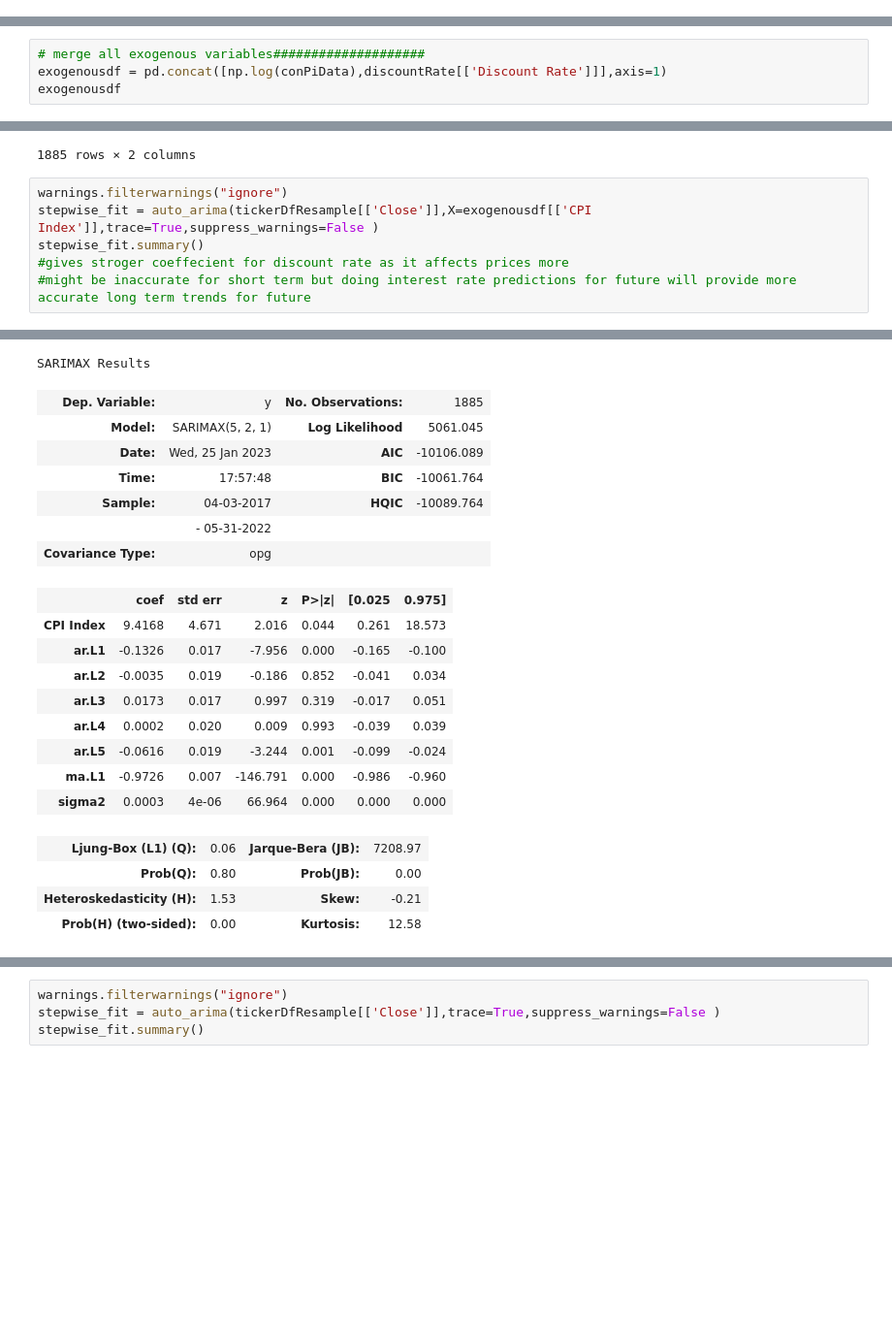
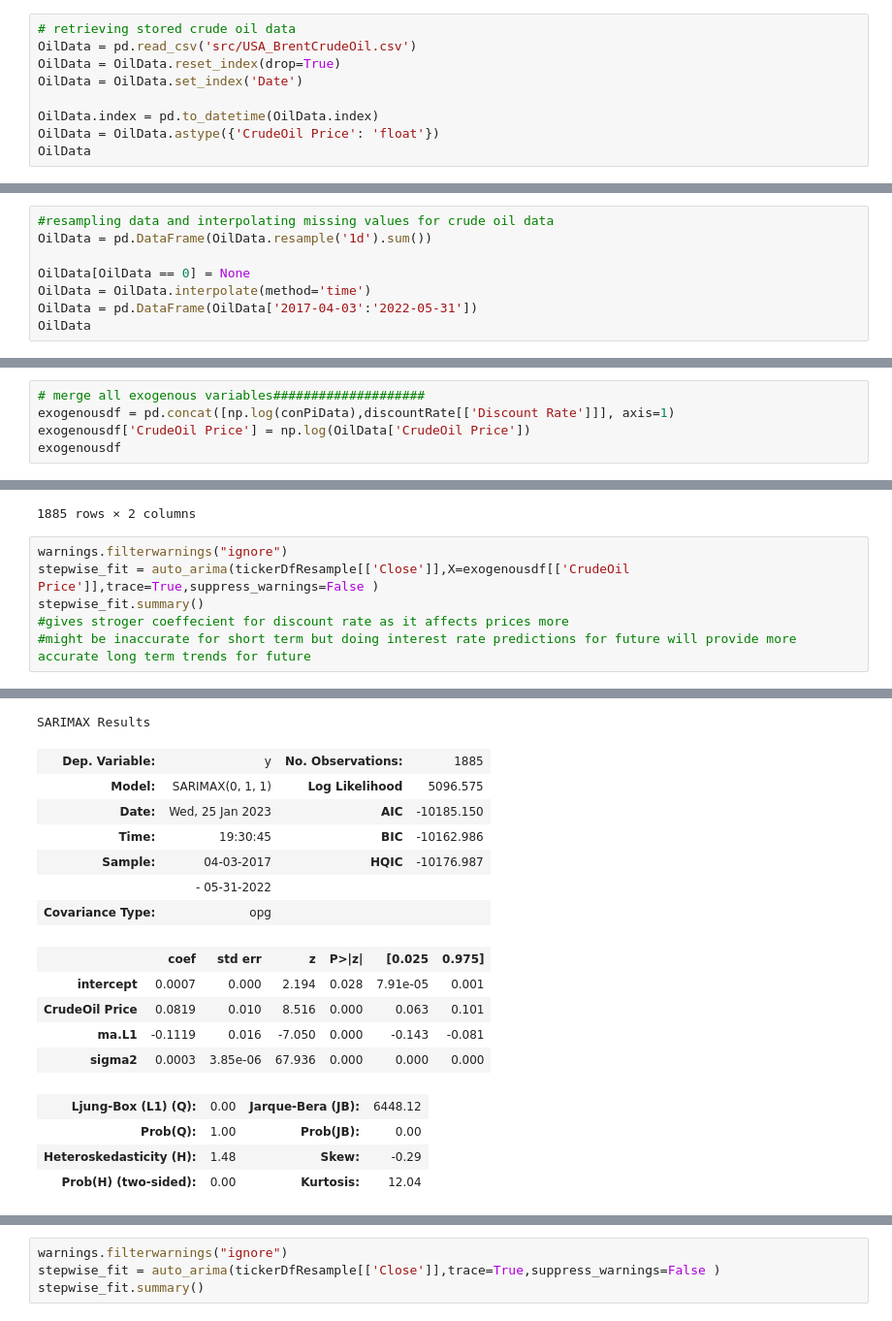
Before and after one commit to X99S5/Stock_Prediction_Model, a Jupyter notebook: Assignment.ipynb, the cells around one changed output, grey strips where cells are left out. Shown at 97% size. Saved outputs shown, nothing was run; the diff lists cells and outputs as text; blank space fills up the shorter version.

```diff
--- a/Assignment.ipynb
+++ b/Assignment.ipynb
@@ -100,0 +66,9 @@ plt.plot(conPiData)
+# %%
+# retrieving stored crude oil data
+OilData = pd.read_csv('src/USA_BrentCrudeOil.csv')
+OilData = OilData.reset_index(drop=True)
+OilData = OilData.set_index('Date')
+
+OilData.index = pd.to_datetime(OilData.index)
+OilData = OilData.astype({'CrudeOil Price': 'float'})
+OilData
@@ -100,0 +90,8 @@ plt.plot(conPiData)
+# %%
+#resampling data and interpolating missing values for crude oil data
+OilData = pd.DataFrame(OilData.resample('1d').sum())
+
+OilData[OilData == 0] = None
+OilData = OilData.interpolate(method='time')
+OilData = pd.DataFrame(OilData['2017-04-03':'2022-05-31'])
+OilData
@@ -187,6 +251,7 @@ discountRate[0:50]
 | 2017-05-22 | 0.910000 | 4.0 | 1.5 |
 # %%
 # merge all exogenous variables####################
-exogenousdf = pd.concat([np.log(conPiData),discountRate[['Discount Rate']]],axis=1)
+exogenousdf = pd.concat([np.log(conPiData),discountRate[['Discount Rate']]], axis=1)
+exogenousdf['CrudeOil Price'] = np.log(OilData['CrudeOil Price'])
 exogenousdf
 # %% [output]
@@ -291,7 +356,7 @@ exogenousdf
 1885 rows × 2 columns
 # %%
 warnings.filterwarnings("ignore")
-stepwise_fit = auto_arima(tickerDfResample[['Close']],X=exogenousdf[['CPI Index']],trace=True,suppress_warnings=False )
+stepwise_fit = auto_arima(tickerDfResample[['Close']],X=exogenousdf[['CrudeOil Price']],trace=True,suppress_warnings=False )
 stepwise_fit.summary()
 #gives stroger coeffecient for discount rate as it affects prices more
 #might be inaccurate for short term but doing interest rate predictions for future will provide more accurate long term trends for future
@@ -316,24 +377,20 @@ Total fit time: 16.282 seconds
 SARIMAX Results
 | Dep. Variable: | y | No. Observations: | 1885 |
-| Model: | SARIMAX(5, 2, 1) | Log Likelihood | 5061.045 |
-| Date: | Wed, 25 Jan 2023 | AIC | -10106.089 |
-| Time: | 17:57:48 | BIC | -10061.764 |
-| Sample: | 04-03-2017 | HQIC | -10089.764 |
+| Model: | SARIMAX(0, 1, 1) | Log Likelihood | 5096.575 |
+| Date: | Wed, 25 Jan 2023 | AIC | -10185.150 |
+| Time: | 19:30:45 | BIC | -10162.986 |
+| Sample: | 04-03-2017 | HQIC | -10176.987 |
 |  | - 05-31-2022 |  |  |
 | Covariance Type: | opg |  |  |
 |  | coef | std err | z | P>|z| | [0.025 | 0.975] |
-| CPI Index | 9.4168 | 4.671 | 2.016 | 0.044 | 0.261 | 18.573 |
-| ar.L1 | -0.1326 | 0.017 | -7.956 | 0.000 | -0.165 | -0.100 |
-| ar.L2 | -0.0035 | 0.019 | -0.186 | 0.852 | -0.041 | 0.034 |
-| ar.L3 | 0.0173 | 0.017 | 0.997 | 0.319 | -0.017 | 0.051 |
-| ar.L4 | 0.0002 | 0.020 | 0.009 | 0.993 | -0.039 | 0.039 |
-| ar.L5 | -0.0616 | 0.019 | -3.244 | 0.001 | -0.099 | -0.024 |
-| ma.L1 | -0.9726 | 0.007 | -146.791 | 0.000 | -0.986 | -0.960 |
-| sigma2 | 0.0003 | 4e-06 | 66.964 | 0.000 | 0.000 | 0.000 |
+| intercept | 0.0007 | 0.000 | 2.194 | 0.028 | 7.91e-05 | 0.001 |
+| CrudeOil Price | 0.0819 | 0.010 | 8.516 | 0.000 | 0.063 | 0.101 |
+| ma.L1 | -0.1119 | 0.016 | -7.050 | 0.000 | -0.143 | -0.081 |
+| sigma2 | 0.0003 | 3.85e-06 | 67.936 | 0.000 | 0.000 | 0.000 |
-| Ljung-Box (L1) (Q): | 0.06 | Jarque-Bera (JB): | 7208.97 |
-| Prob(Q): | 0.80 | Prob(JB): | 0.00 |
-| Heteroskedasticity (H): | 1.53 | Skew: | -0.21 |
-| Prob(H) (two-sided): | 0.00 | Kurtosis: | 12.58 |
+| Ljung-Box (L1) (Q): | 0.00 | Jarque-Bera (JB): | 6448.12 |
+| Prob(Q): | 1.00 | Prob(JB): | 0.00 |
+| Heteroskedasticity (H): | 1.48 | Skew: | -0.29 |
+| Prob(H) (two-sided): | 0.00 | Kurtosis: | 12.04 |
 Warnings:
 [1] Covariance matrix calculated using the outer product of gradients (complex-step).
 # %%
```
Also changed, not shown: parts of 20 cells of this notebook.
